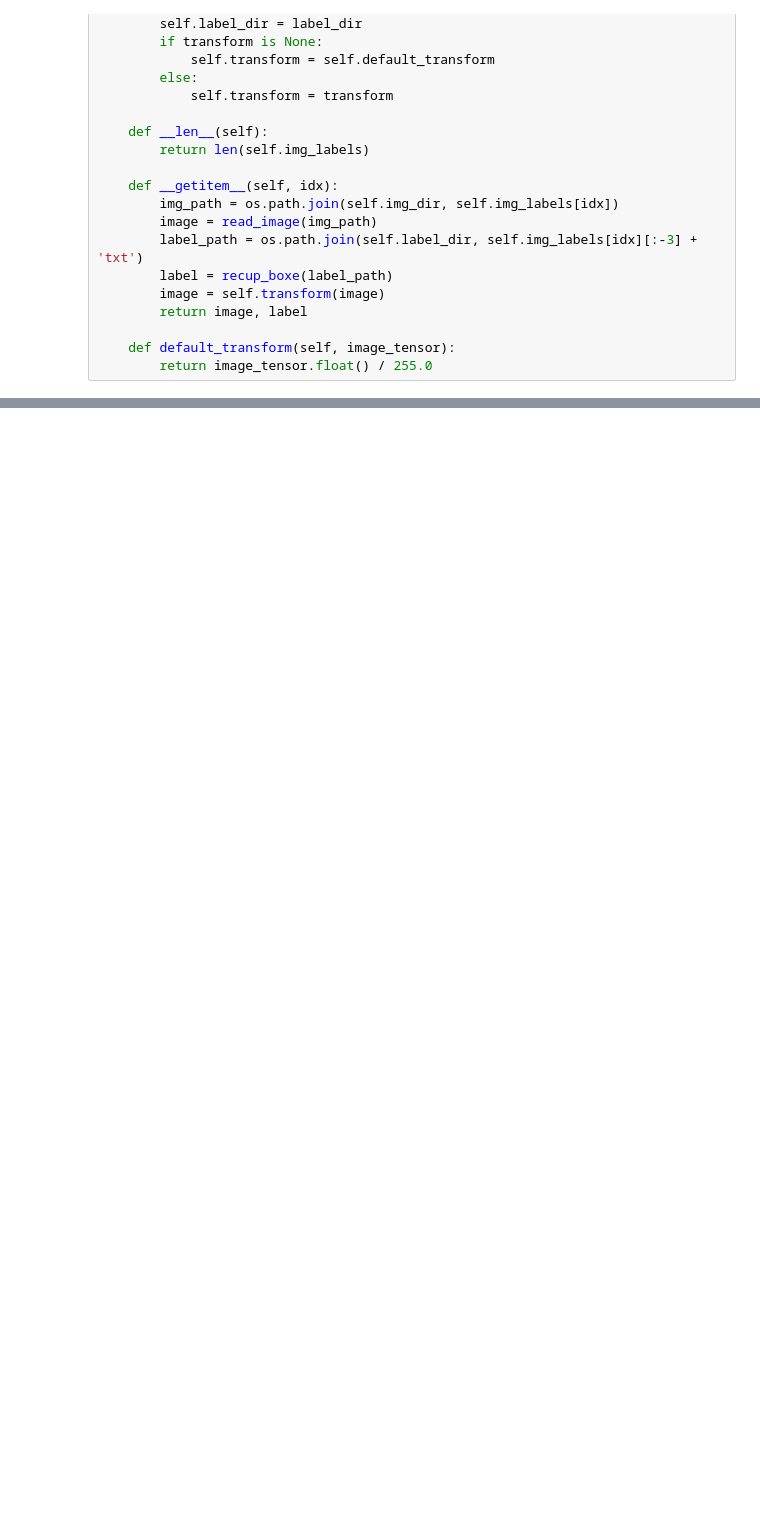
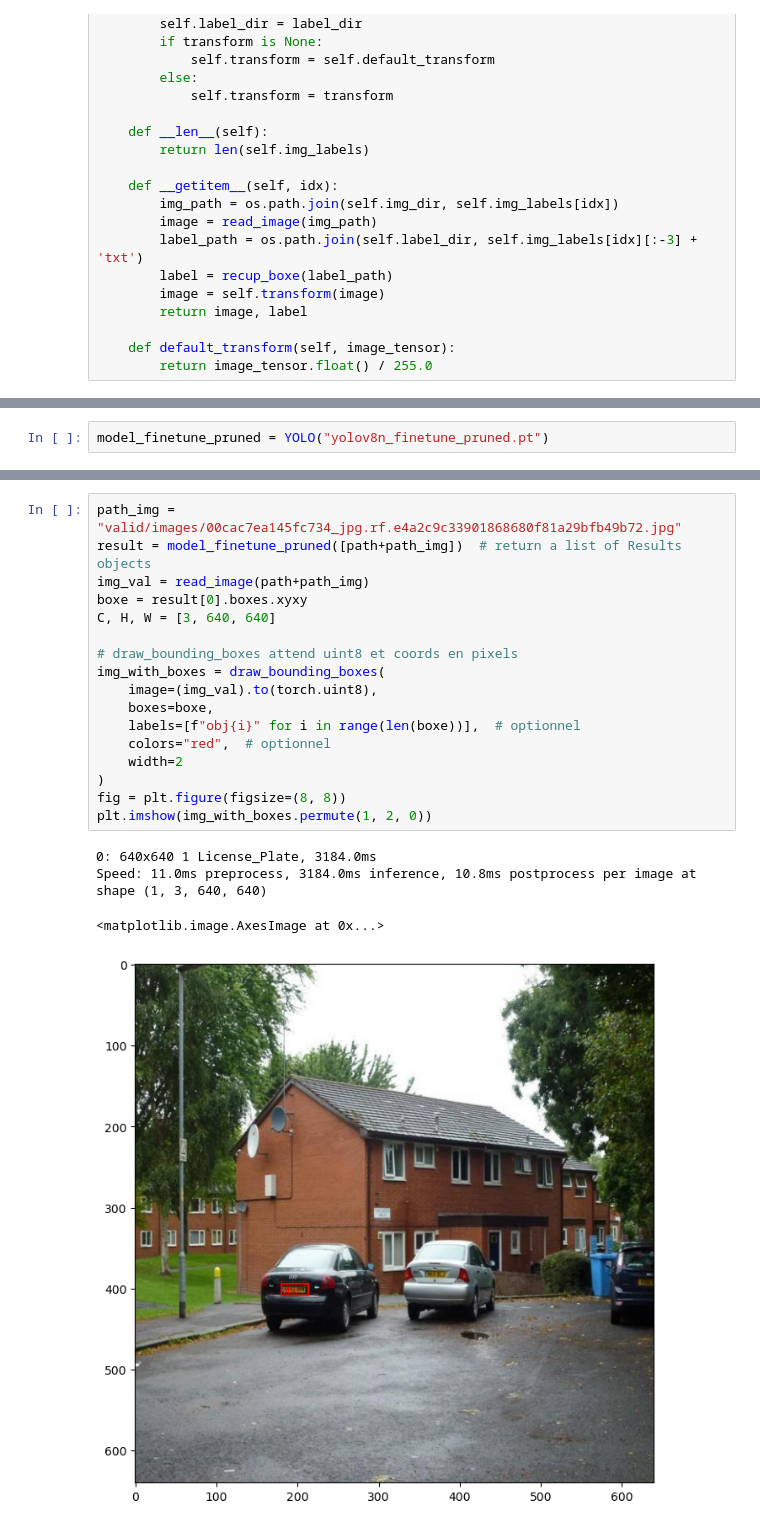
Before and after one commit to MamoudouSD/Car_identification-OCR, a Jupyter notebook: AI/Data_exploration.ipynb, the cells around one changed output, grey strips where cells are left out. Drawn from its saved outputs; the diff is of its cells as text; blank space fills up the shorter version.

```diff
--- a/AI/Data_exploration.ipynb
+++ b/AI/Data_exploration.ipynb
@@ -197,0 +317,2 @@ prep_data (recup_coordonnee1 (path + "train/labels/" + train_filenames[1][:-3] +
+# %%
+model_finetune_pruned = YOLO("yolov8n_finetune_pruned.pt")
@@ -197,0 +337,22 @@ prep_data (recup_coordonnee1 (path + "train/labels/" + train_filenames[1][:-3] +
+# %%
+path_img = "valid/images/00cac7ea145fc734_jpg.rf.e4a2c9c33901868680f81a29bfb49b72.jpg"
+result = model_finetune_pruned([path+path_img])  # return a list of Results objects
+img_val = read_image(path+path_img)
+boxe = result[0].boxes.xyxy
+C, H, W = [3, 640, 640]
+
+# draw_bounding_boxes attend uint8 et coords en pixels
+img_with_boxes = draw_bounding_boxes(
+    image=(img_val).to(torch.uint8),
+    boxes=boxe,
+    labels=[f"obj{i}" for i in range(len(boxe))],  # optionnel
+    colors="red",  # optionnel
+    width=2
+)
+fig = plt.figure(figsize=(8, 8))
+plt.imshow(img_with_boxes.permute(1, 2, 0))
+# %% [output]
+0: 640x640 1 License_Plate, 3184.0ms
+Speed: 11.0ms preprocess, 3184.0ms inference, 10.8ms postprocess per image at shape (1, 3, 640, 640)
+<matplotlib.image.AxesImage at 0x...>
+[figure, added]
```
Also changed, not shown: parts of 40 cells of this notebook, 12 other files.
